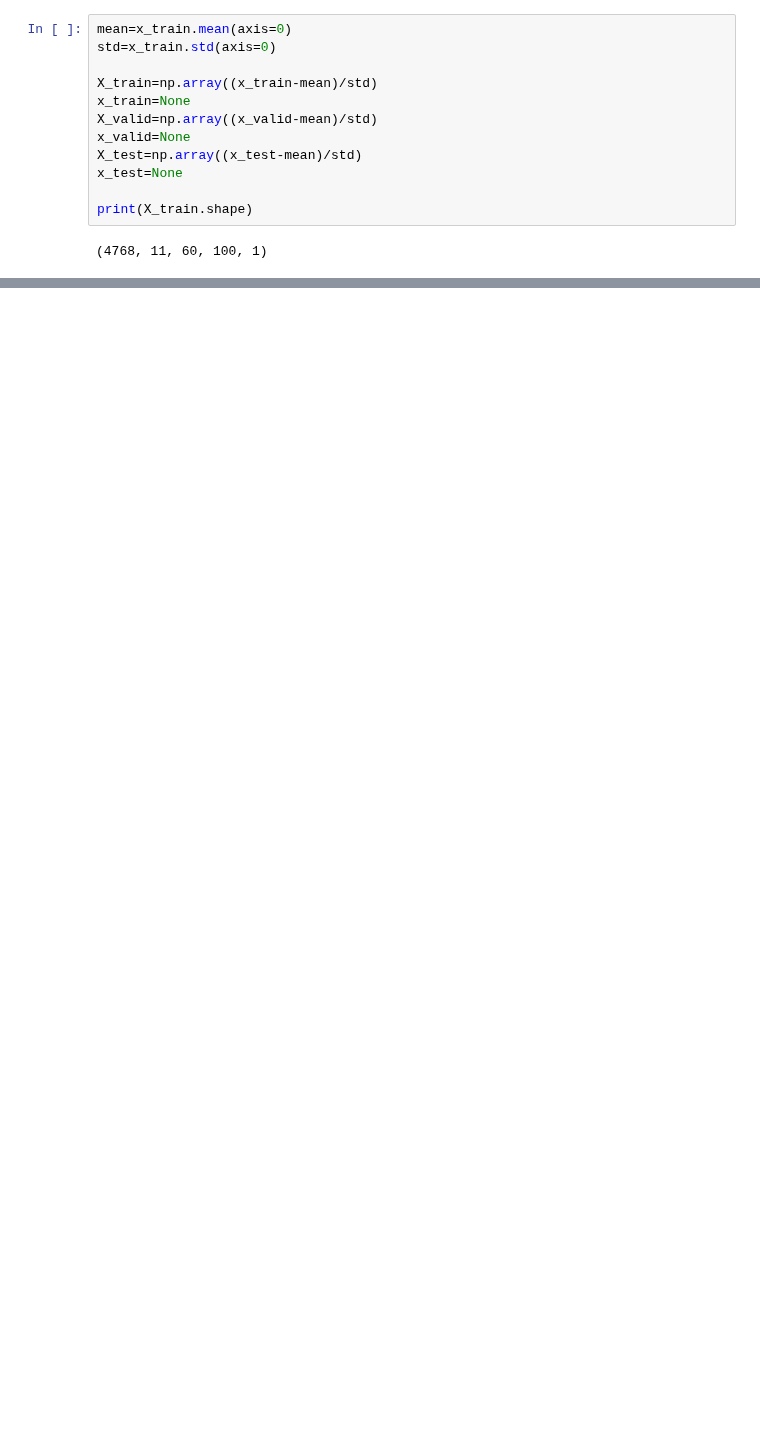
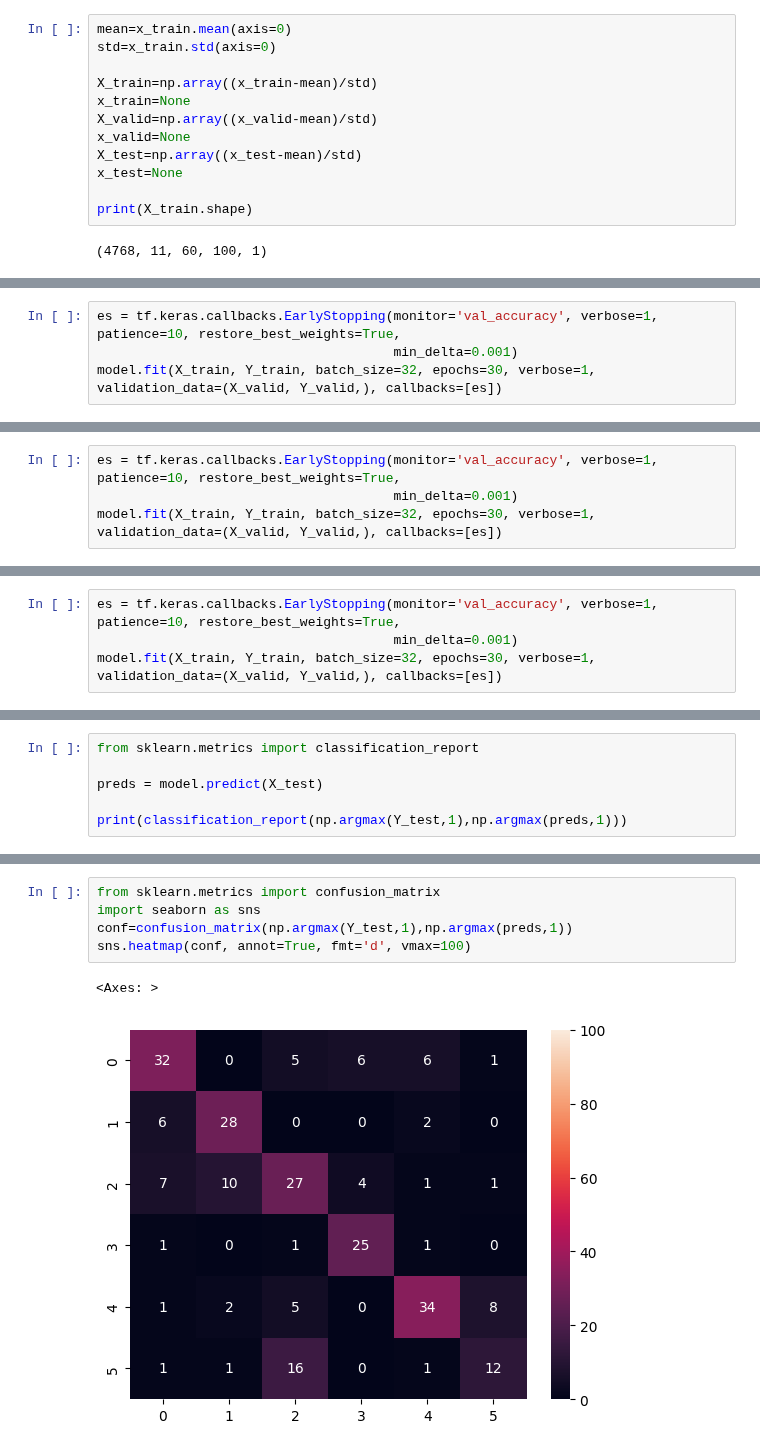
Before and after one commit to kocsis-david/LipReadingModel, a Jupyter notebook: modeltrain.ipynb, the cells around one changed output, grey strips where cells are left out. Saved outputs shown, nothing was run; the diff lists cells and outputs as text; blank space fills up the shorter version.

```diff
--- a/modeltrain.ipynb
+++ b/modeltrain.ipynb
@@ -267,0 +242,4 @@ Evaluate the model
+# %%
+es = tf.keras.callbacks.EarlyStopping(monitor='val_accuracy', verbose=1, patience=10, restore_best_weights=True,
+                                      min_delta=0.001)
+model.fit(X_train, Y_train, batch_size=32, epochs=30, verbose=1, validation_data=(X_valid, Y_valid,), callbacks=[es])
@@ -277,0 +412,4 @@ model.save('model.test3.keras')
+# %%
+es = tf.keras.callbacks.EarlyStopping(monitor='val_accuracy', verbose=1, patience=10, restore_best_weights=True,
+                                      min_delta=0.001)
+model.fit(X_train, Y_train, batch_size=32, epochs=30, verbose=1, validation_data=(X_valid, Y_valid,), callbacks=[es])
@@ -277,0 +738,4 @@ model.save('model.test3.keras')
+# %%
+es = tf.keras.callbacks.EarlyStopping(monitor='val_accuracy', verbose=1, patience=10, restore_best_weights=True,
+                                      min_delta=0.001)
+model.fit(X_train, Y_train, batch_size=32, epochs=30, verbose=1, validation_data=(X_valid, Y_valid,), callbacks=[es])
@@ -277,0 +747,6 @@ model.save('model.test3.keras')
+# %%
+from sklearn.metrics import classification_report
+
+preds = model.predict(X_test)
+
+print(classification_report(np.argmax(Y_test,1),np.argmax(preds,1)))
@@ -277,0 +767,8 @@ model.save('model.test3.keras')
+# %%
+from sklearn.metrics import confusion_matrix
+import seaborn as sns
+conf=confusion_matrix(np.argmax(Y_test,1),np.argmax(preds,1))
+sns.heatmap(conf, annot=True, fmt='d', vmax=100)
+# %% [output]
+<Axes: >
+[figure, added]
```
Also changed, not shown: parts of 22 cells of this notebook.
